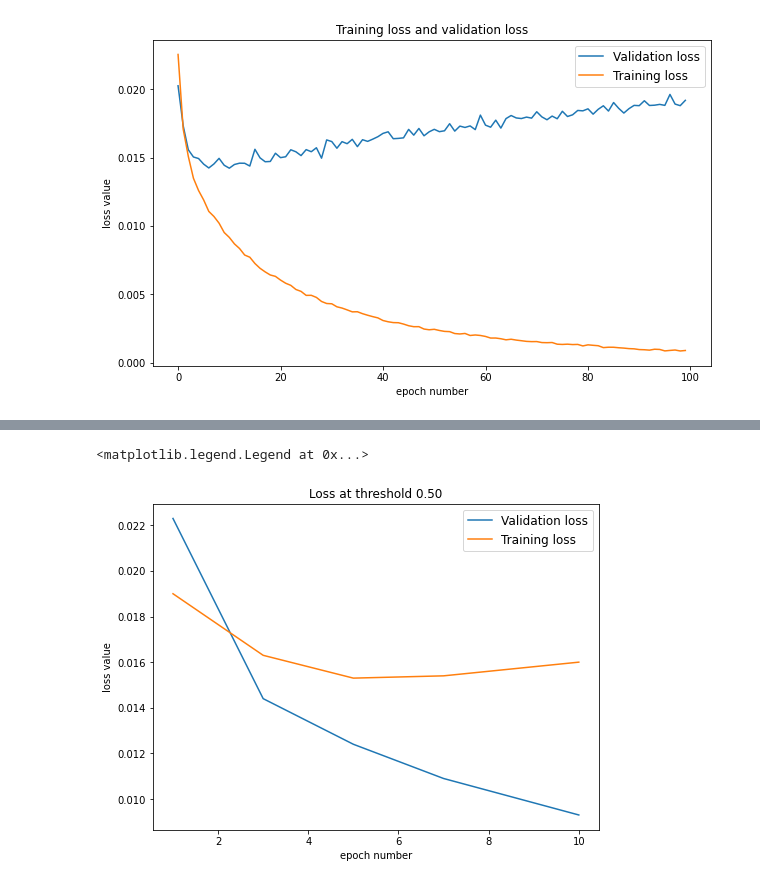
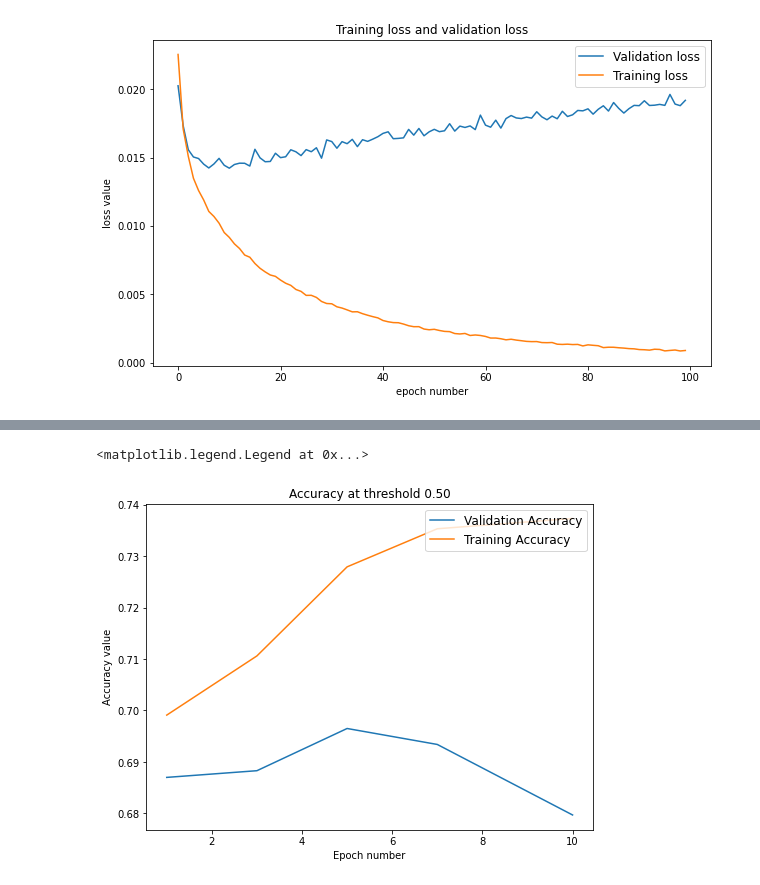
Before and after one commit to mandjevant/tue-deeplearning, a Jupyter notebook: assignments/assignment_1/Assignment_1_peter_triplets.ipynb, the cells around one changed output, grey strips where cells are left out. Drawn from its saved outputs; the diff is of its cells as text; code cells hidden in the pictures.

```diff
--- a/assignments/assignment_1/Assignment_1_peter_triplets.ipynb
+++ b/assignments/assignment_1/Assignment_1_peter_triplets.ipynb
@@ -560,14 +560,14 @@ plt.legend(loc="upper right", prop={'size': 12})
 # %%
-loss_05 = [0.0223, 0.0144, 0.0124, 0.0109, 0.0093]
-val_05 = [0.0190, 0.0163, 0.0153, 0.0154, 0.0160]
+acc_05 = [0.6991, 0.7106, 0.7279, 0.7353, 0.7373]
+val_05 = [0.6870, 0.6883, 0.6965, 0.6934, 0.6797]
 x=[1, 3, 5, 7, 10]
 plt.rcParams["figure.figsize"] = (8, 6)
-plt.plot(x, loss_05, label="Validation loss")
-plt.plot(x, val_05, label="Training loss")
-plt.title("Loss at threshold 0.50")
-plt.xlabel("epoch number")
-plt.ylabel("loss value")
+plt.plot(x, val_05, label="Validation Accuracy")
+plt.plot(x, acc_05, label="Training Accuracy")
+plt.title("Accuracy at threshold 0.50")
+plt.xlabel("Epoch number")
+plt.ylabel("Accuracy value")
 plt.legend(loc="upper right", prop={'size': 12})
 # %% [output]
 <matplotlib.legend.Legend at 0x...>
-[figure, old version]
+[figure, new version]
```
Also changed, not shown: parts of 3 cells of this notebook.
